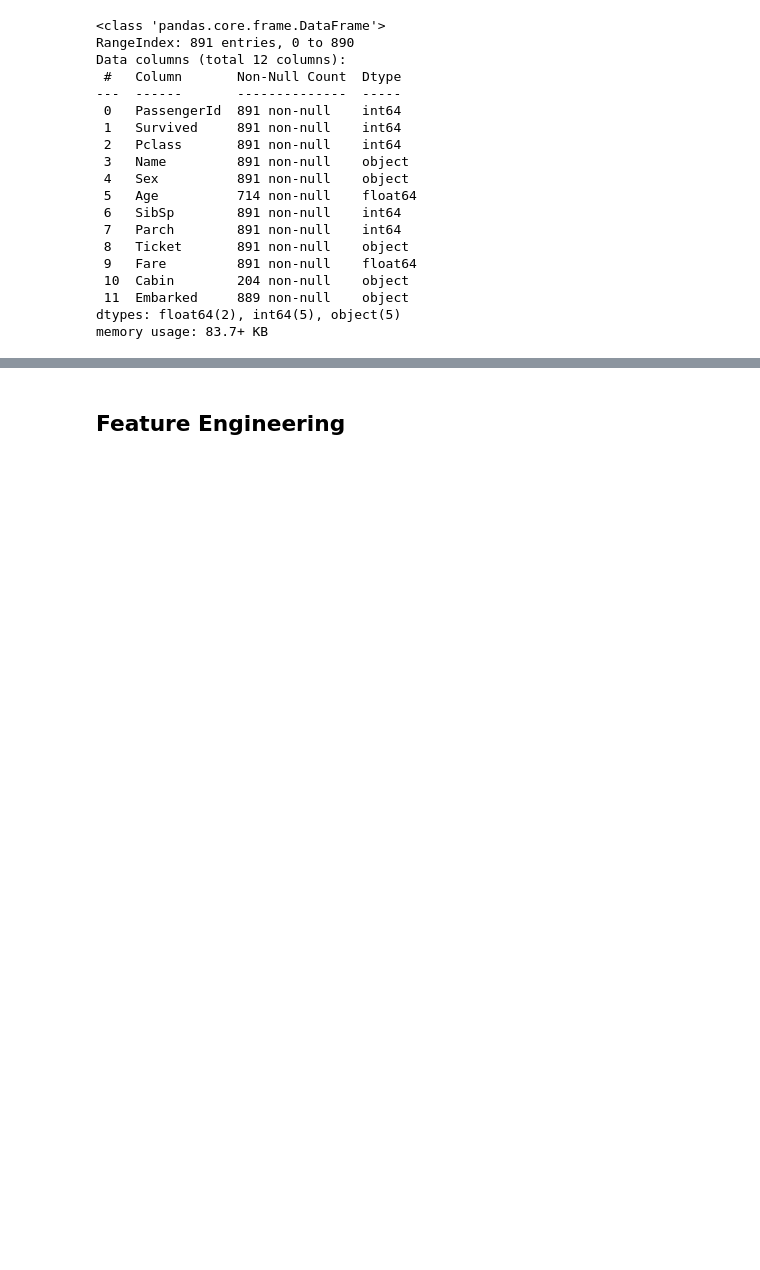
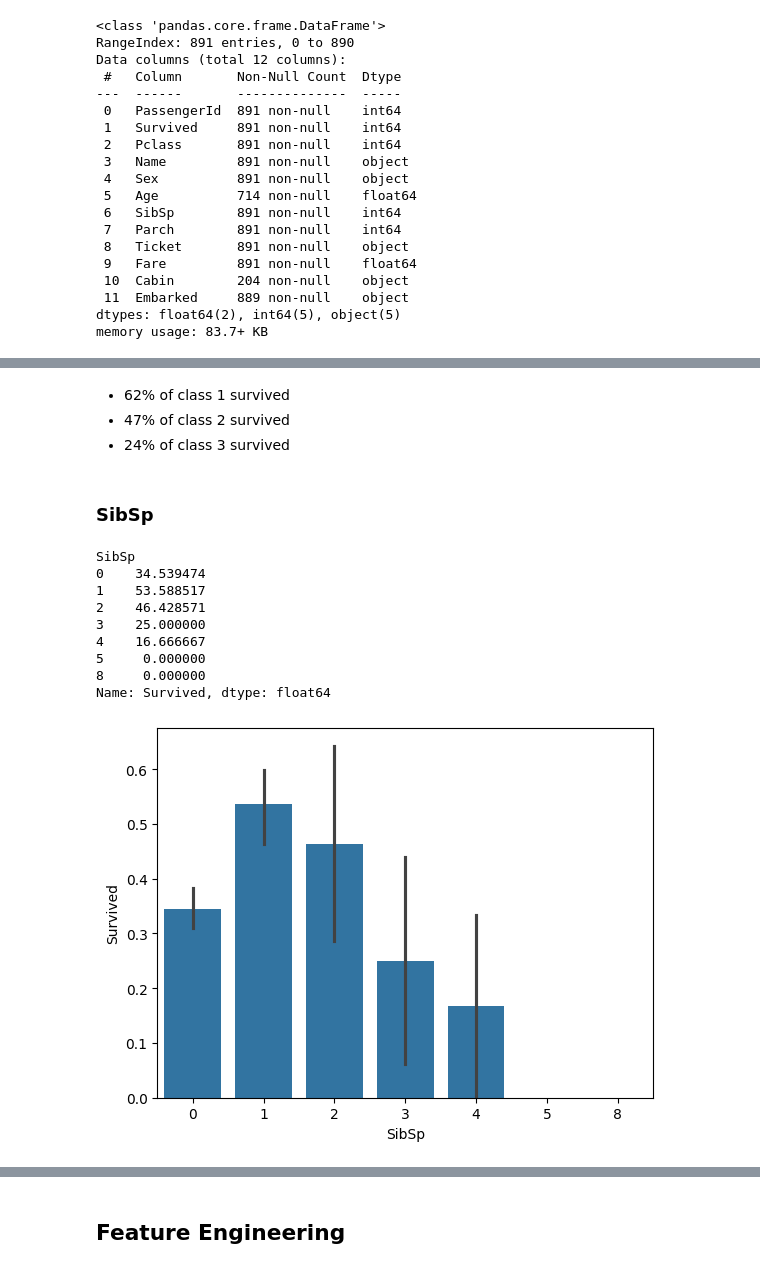
Before and after one commit to Chamiln17/Titanic_Disaster_Detection, a Jupyter notebook: Titanic.ipynb, the cells around one changed output, grey strips where cells are left out. Cells and saved outputs as stored; diff of their text form; code cells hidden in the pictures; blank space fills up the shorter version.

```diff
--- a/Titanic.ipynb
+++ b/Titanic.ipynb
@@ -98,0 +132,22 @@ as we can see , the statistics show that the survival rate of the passengers in
+# %% [markdown]
+- 62% of class 1 survived
+- 47% of class 2 survived
+- 24% of class 3 survived
+# %% [markdown]
+### SibSp
+# %%
+#draw a bar plot for SibSp vs. survival
+sns.barplot(x="SibSp", y="Survived", data=train )
+survived_sibsp = train.groupby('SibSp')['Survived'].mean() * 100
+print(survived_sibsp)
+# %% [output]
+SibSp
+0    34.539474
+1    53.588517
+2    46.428571
+3    25.000000
+4    16.666667
+5     0.000000
+8     0.000000
+Name: Survived, dtype: float64
+[figure, added]
```
Also changed, not shown: parts of 22 cells of this notebook, 2 other files.
